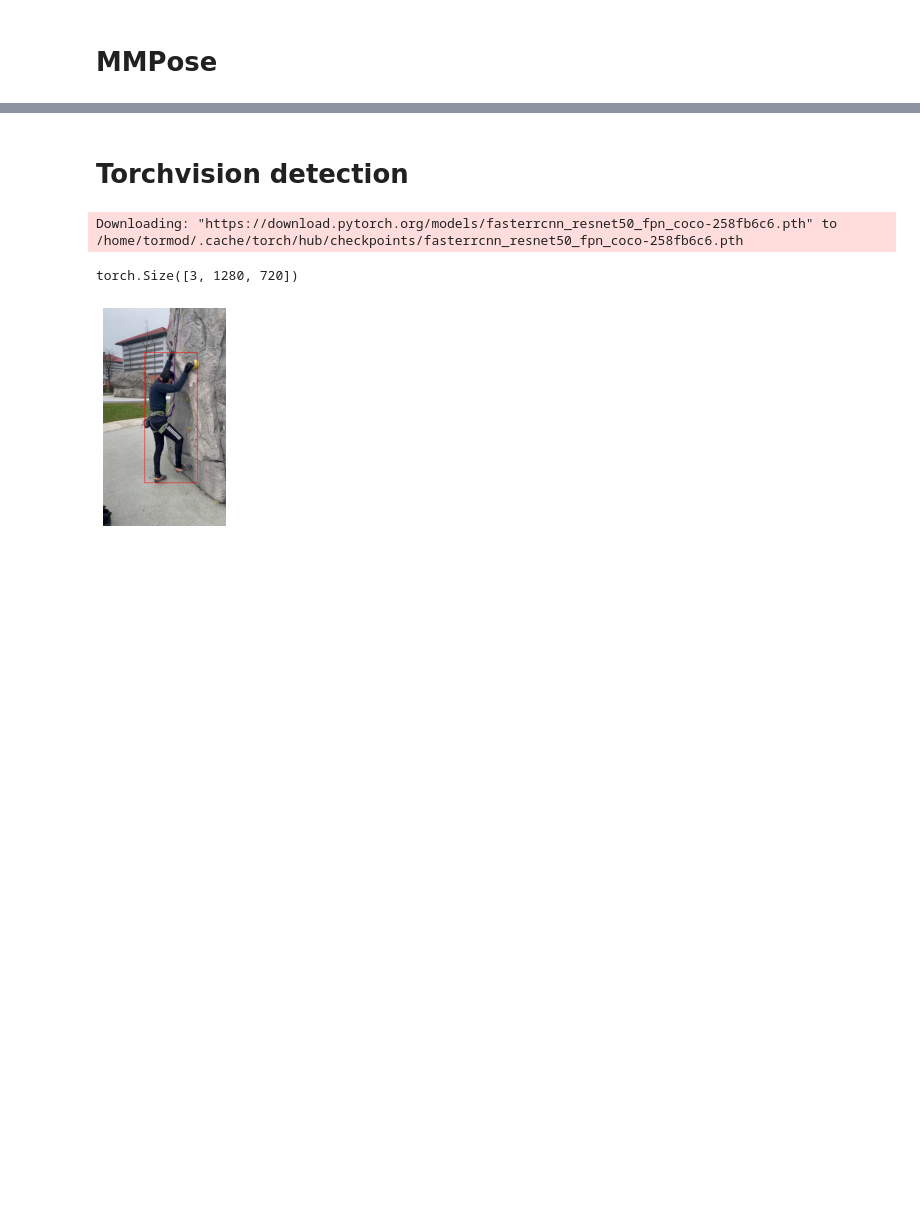
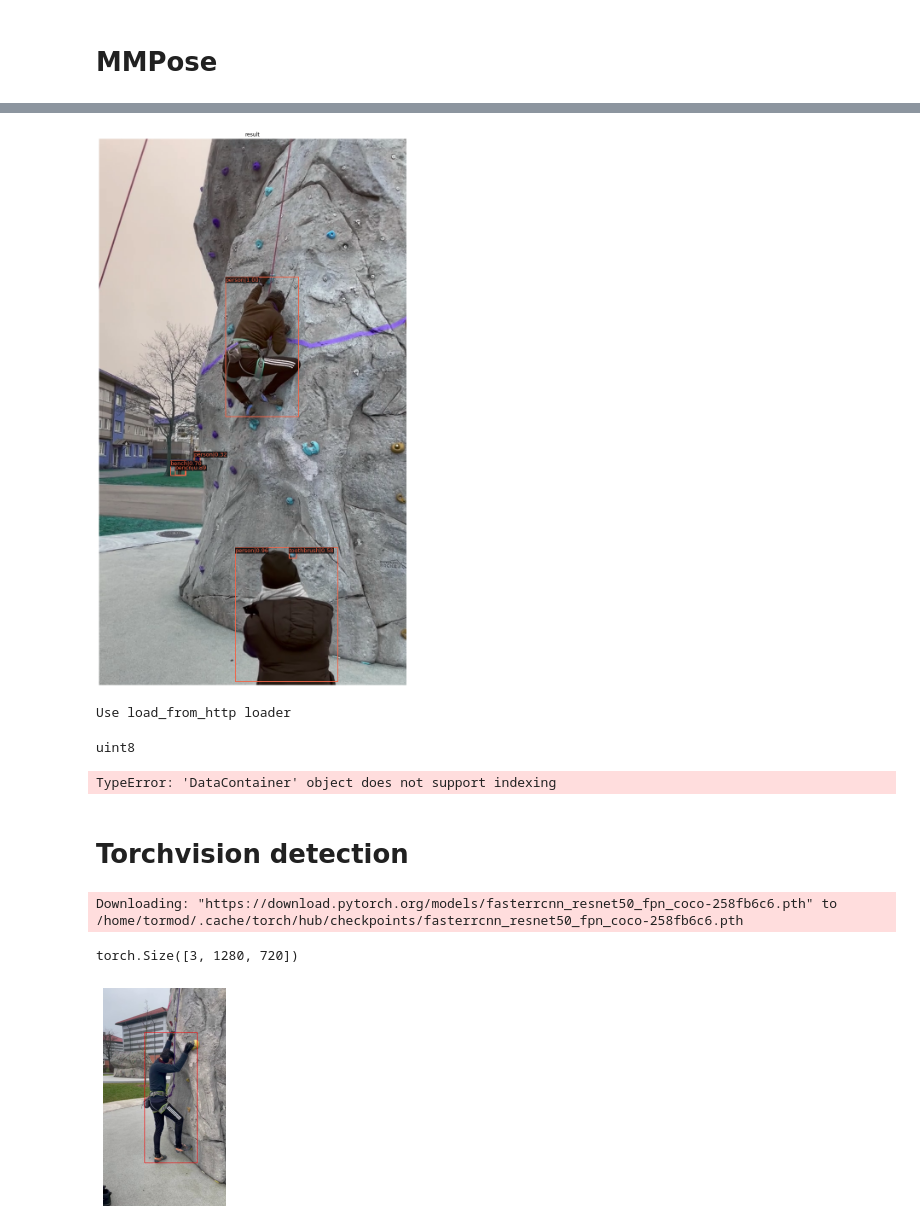
Before and after one commit to 2food/APEC, a Jupyter notebook: meva.ipynb, the cells around one changed output, grey strips where cells are left out. Cells and saved outputs as stored; diff of their text form; code cells hidden in the pictures; blank space fills up the shorter version.

```diff
--- a/meva.ipynb
+++ b/meva.ipynb
@@ -69,0 +66,5 @@ for name, val in collect_env().items():
+# %%
+mmdet_results = inference_detector(det_model, img)
+show_result_pyplot(det_model, img, mmdet_results)
+# %% [output]
+[figure, added]
@@ -70,3 +73,20 @@ for name, val in collect_env().items():
+# %%
+track_model = init_model('mmtracking/configs/vid/selsa/selsa_faster_rcnn_r50_dc5_1x_imagenetvid.py',
+                         'https://download.openmmlab.com/mmtracking/vid/selsa/selsa_faster_rcnn_r50_dc5_1x_imagenetvid/selsa_faster_rcnn_r50_dc5_1x_imagenetvid_20201227_204835-2f5a4952.pth',
+                        device='cpu')
+# %% [output]
+Use load_from_http loader
+# %%
+for i in range(1):
+    img = val_dataset[i][0]
+    img = torchvision.transforms.functional.to_pil_image(img)
+    #img = torchvision.transforms.functional.resize(img, (200,100))
+    img = np.array(img)
+    print(img.dtype)
+    inference_vid(track_model, img, i)
+# %% [output]
+uint8
+TypeError: 'DataContainer' object does not support indexing
 # %% [markdown]
 # Torchvision detection
 # %%
```
Also changed, not shown: parts of 6 cells of this notebook, 2 other files.
